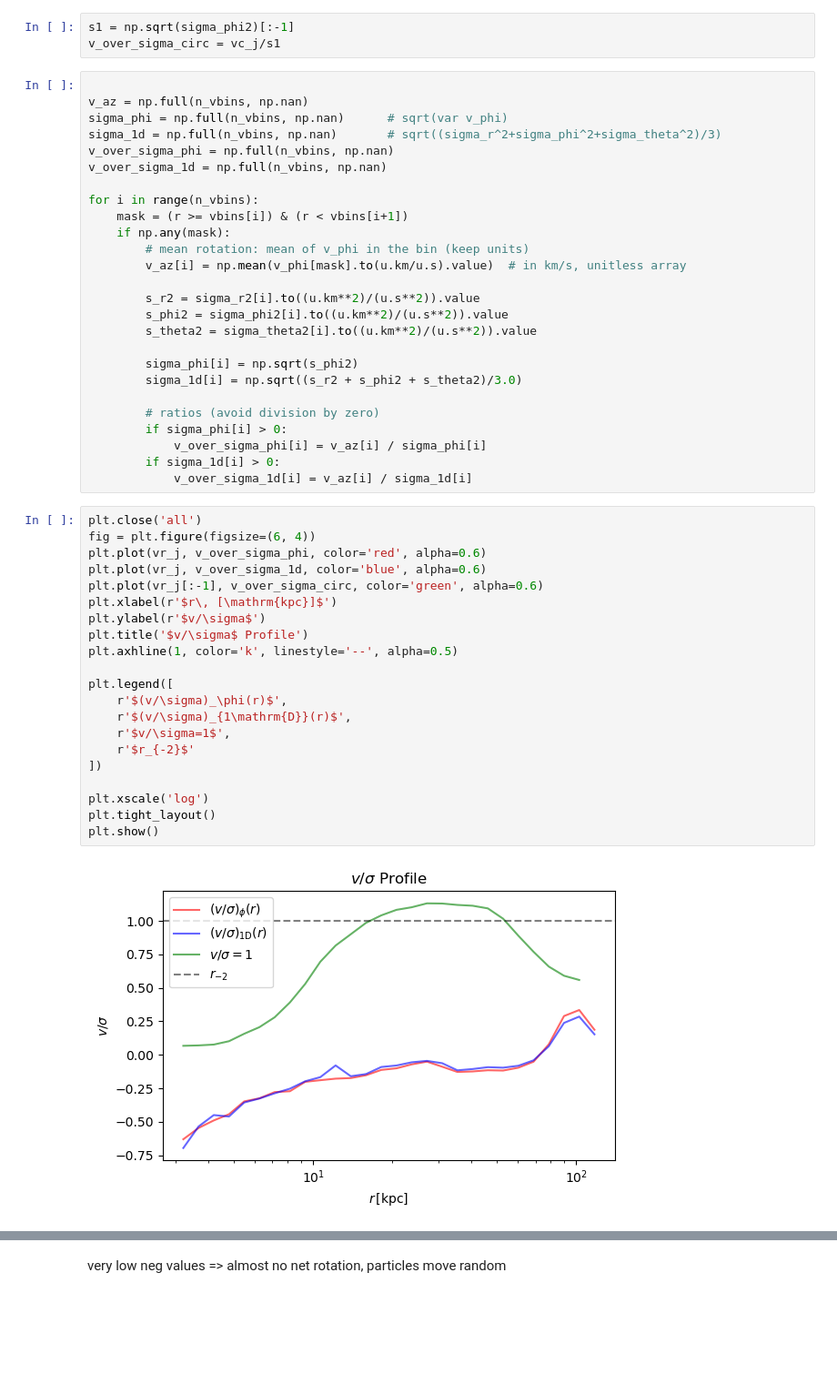
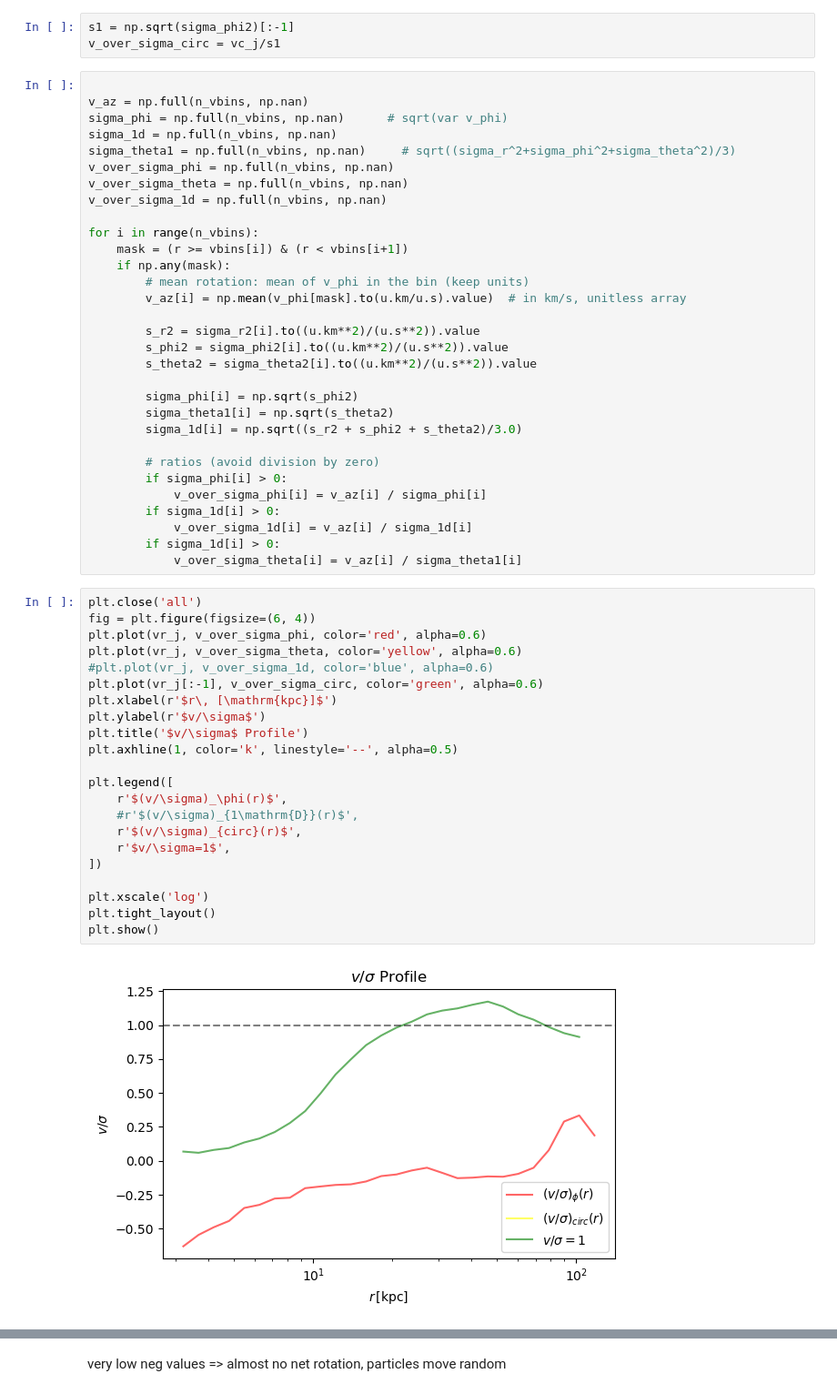
Before and after one commit to Jitskeverheecke/TANA_Project, a Jupyter notebook: project.ipynb, the cells around one changed output, grey strips where cells are left out. Shown at 91% size. Cells and saved outputs as stored; diff of their text form; blank space fills up the shorter version.

Commit message:
probeersel v/sigma azimuth

```diff
--- a/project.ipynb
+++ b/project.ipynb
@@ -844,8 +858,10 @@ v_over_sigma_circ = vc_j/s1
 
 v_az = np.full(n_vbins, np.nan)
 sigma_phi = np.full(n_vbins, np.nan)      # sqrt(var v_phi)
-sigma_1d = np.full(n_vbins, np.nan)       # sqrt((sigma_r^2+sigma_phi^2+sigma_theta^2)/3)
+sigma_1d = np.full(n_vbins, np.nan)
+sigma_theta1 = np.full(n_vbins, np.nan)     # sqrt((sigma_r^2+sigma_phi^2+sigma_theta^2)/3)
 v_over_sigma_phi = np.full(n_vbins, np.nan)
+v_over_sigma_theta = np.full(n_vbins, np.nan)
 v_over_sigma_1d = np.full(n_vbins, np.nan)
 
 for i in range(n_vbins):
@@ -859,6 +875,7 @@ for i in range(n_vbins):
         s_theta2 = sigma_theta2[i].to((u.km**2)/(u.s**2)).value
 
         sigma_phi[i] = np.sqrt(s_phi2)
+        sigma_theta1[i] = np.sqrt(s_theta2)
         sigma_1d[i] = np.sqrt((s_r2 + s_phi2 + s_theta2)/3.0)
 
         # ratios (avoid division by zero)
@@ -866,26 +883,29 @@ for i in range(n_vbins):
             v_over_sigma_phi[i] = v_az[i] / sigma_phi[i]
         if sigma_1d[i] > 0:
             v_over_sigma_1d[i] = v_az[i] / sigma_1d[i]
+        if sigma_1d[i] > 0:
+            v_over_sigma_theta[i] = v_az[i] / sigma_theta1[i]
 # %%
 plt.close('all')
 fig = plt.figure(figsize=(6, 4))
 plt.plot(vr_j, v_over_sigma_phi, color='red', alpha=0.6)
-plt.plot(vr_j, v_over_sigma_1d, color='blue', alpha=0.6)
+plt.plot(vr_j, v_over_sigma_theta, color='yellow', alpha=0.6)
+#plt.plot(vr_j, v_over_sigma_1d, color='blue', alpha=0.6)
 plt.plot(vr_j[:-1], v_over_sigma_circ, color='green', alpha=0.6)
 plt.xlabel(r'$r\, [\mathrm{kpc}]$')
 plt.ylabel(r'$v/\sigma$')
 plt.title('$v/\sigma$ Profile')
 plt.axhline(1, color='k', linestyle='--', alpha=0.5)
 
 plt.legend([
     r'$(v/\sigma)_\phi(r)$',
-    r'$(v/\sigma)_{1\mathrm{D}}(r)$',
+    #r'$(v/\sigma)_{1\mathrm{D}}(r)$',
+    r'$(v/\sigma)_{circ}(r)$',
     r'$v/\sigma=1$',
-    r'$r_{-2}$'
 ])
 
 plt.xscale('log')
 plt.tight_layout()
 plt.show()
 # %% [output]
-[figure, old version]
+[figure, new version]
```
Also changed, not shown: parts of 13 cells of this notebook, 6 other files.
